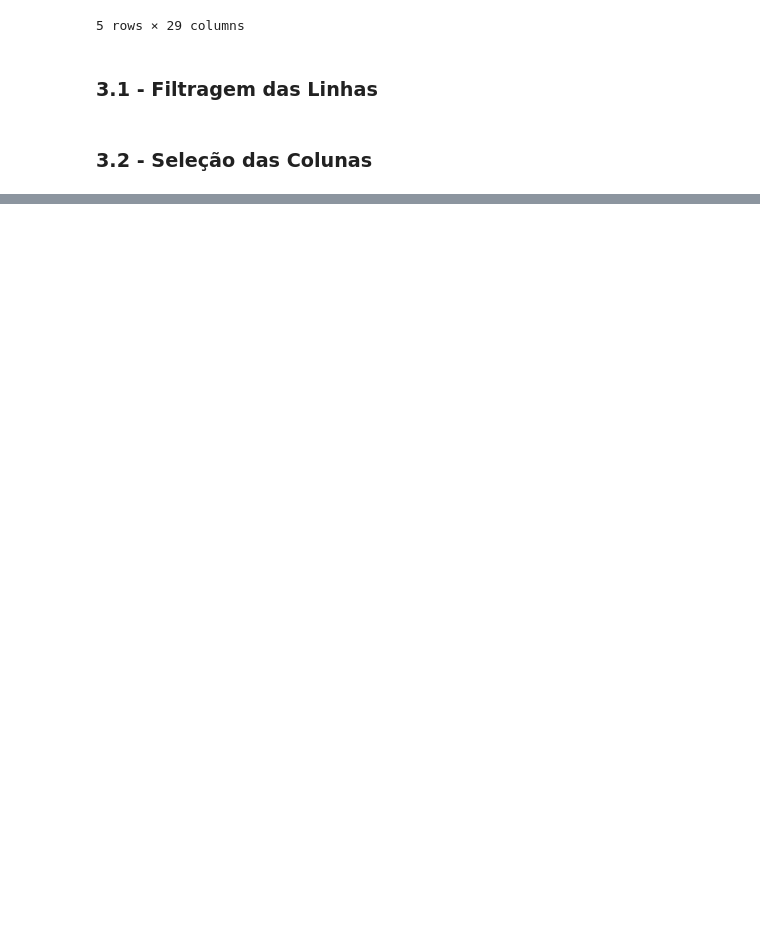
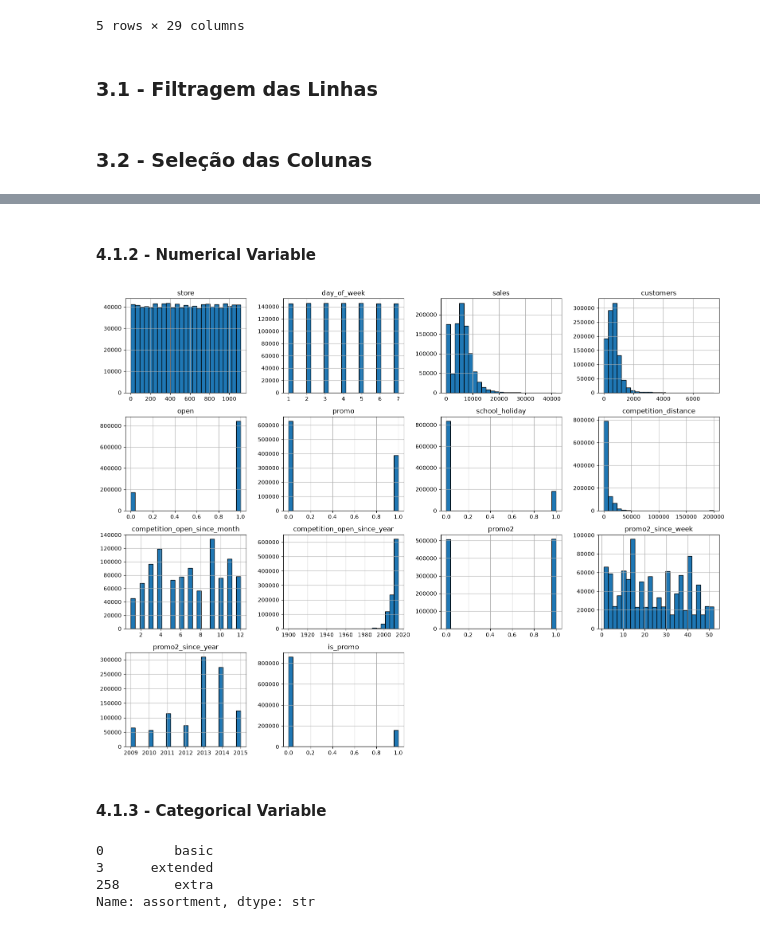
Before and after one commit to guigrandim/rossmann_store_sales, a Jupyter notebook: notebooks/datasets_analysis.ipynb, the cells around one changed output, grey strips where cells are left out. Drawn from its saved outputs; the diff is of its cells as text; code cells hidden in the pictures; blank space fills up the shorter version.

```diff
--- a/notebooks/datasets_analysis.ipynb
+++ b/notebooks/datasets_analysis.ipynb
@@ -344,0 +362,17 @@ df3 = df3.drop(cols_drop, axis=1)
+# %% [markdown]
+#### 4.1.2 - Numerical Variable
+# %%
+num_attributes.hist(figsize=(16, 12), bins=25, edgecolor='black')
+plt.tight_layout()
+plt.show()
+# %% [output]
+[figure, added]
+# %% [markdown]
+#### 4.1.3 - Categorical Variable
+# %%
+df4['assortment'].drop_duplicates()
+# %% [output]
+0         basic
+3      extended
+258       extra
+Name: assortment, dtype: str
```
Also changed, not shown: parts of 16 cells of this notebook.
